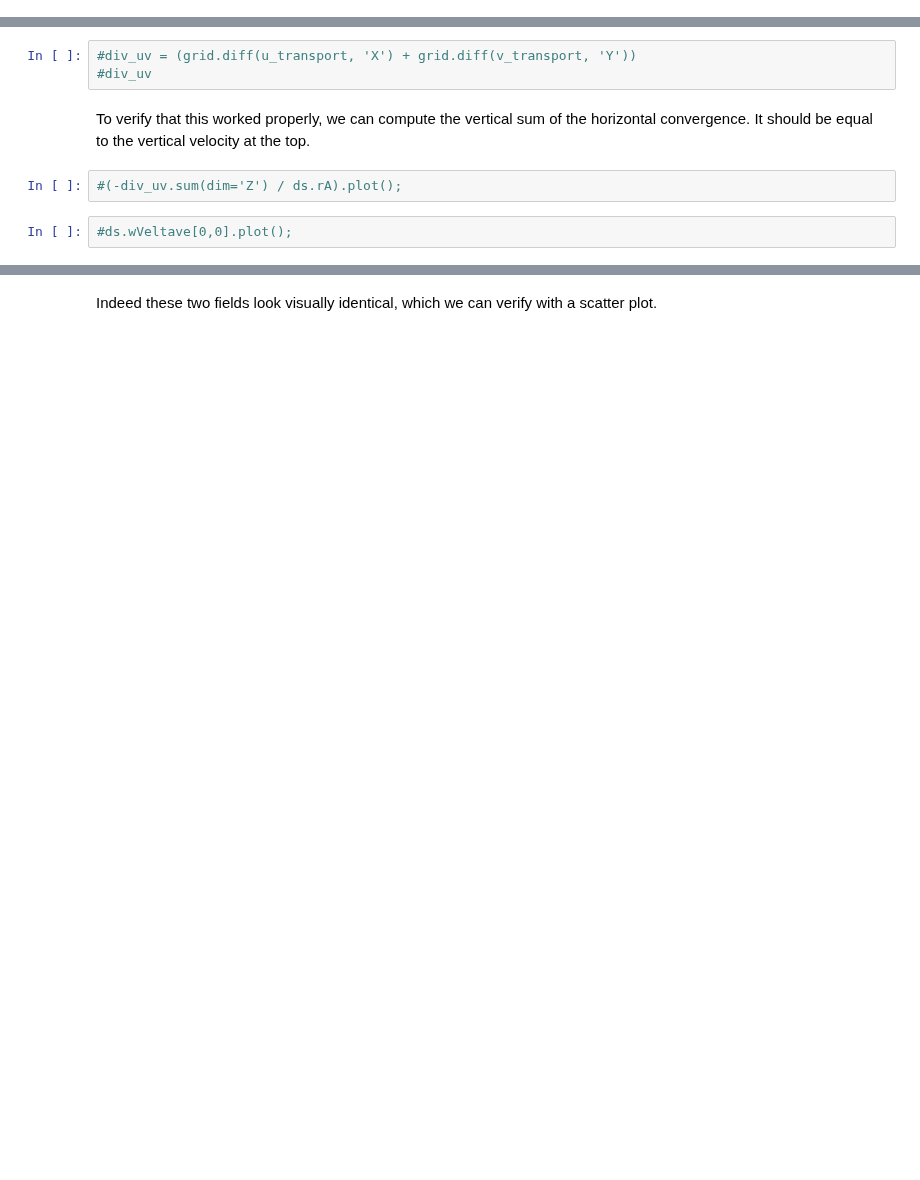
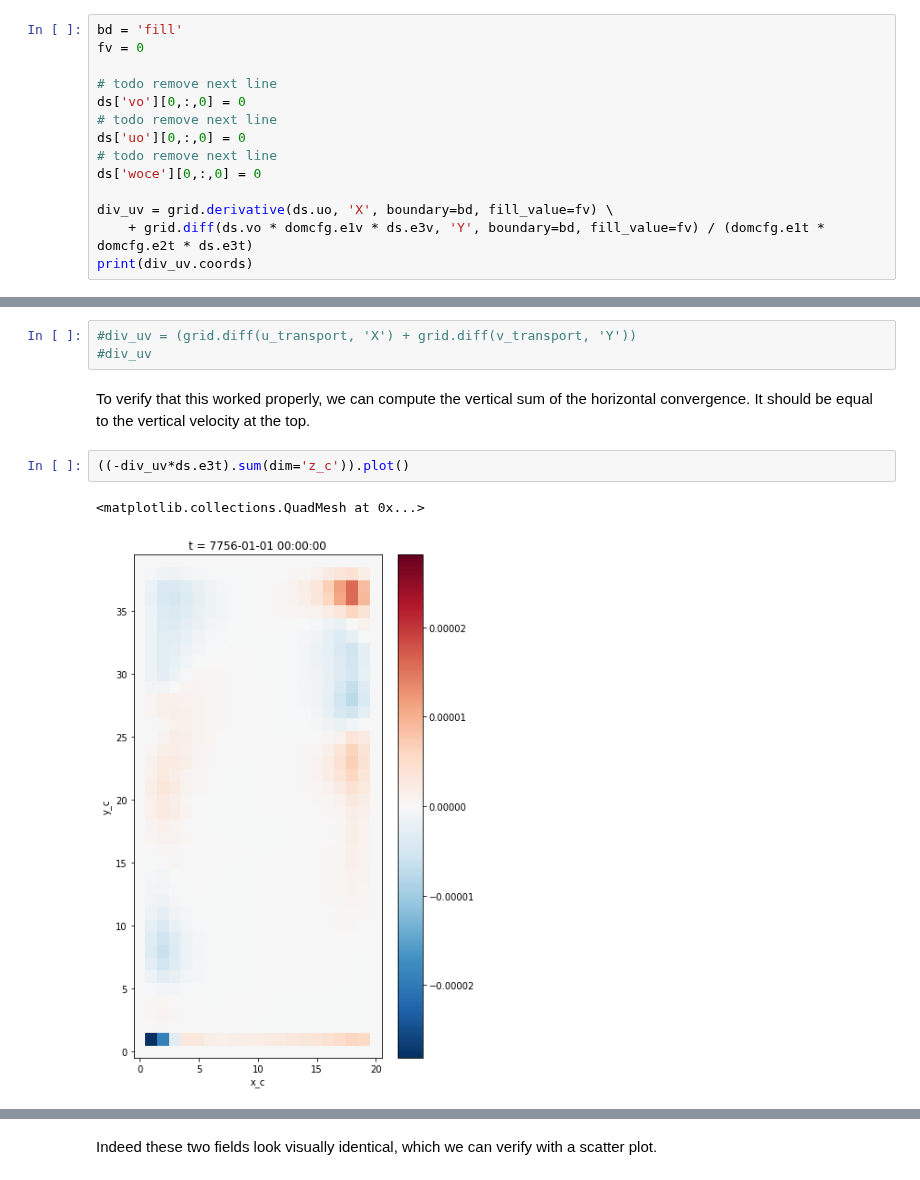
Before and after one commit to xgcm/xgcm, a Jupyter notebook: doc/example_nemo_idealized.ipynb, the cells around one changed output, grey strips where cells are left out. Cells and saved outputs as stored; diff of their text form; blank space fills up the shorter version.

```diff
--- a/doc/example_nemo_idealized.ipynb
+++ b/doc/example_nemo_idealized.ipynb
@@ -157,0 +167,14 @@ First we calculate the divergence of the horizontal flow only (u and v), i.e. th
+# %%
+bd = 'fill'
+fv = 0
+
+# todo remove next line
+ds['vo'][0,:,0] = 0
+# todo remove next line
+ds['uo'][0,:,0] = 0
+# todo remove next line
+ds['woce'][0,:,0] = 0
+
+div_uv = grid.derivative(ds.uo, 'X', boundary=bd, fill_value=fv) \
+    + grid.diff(ds.vo * domcfg.e1v * ds.e3v, 'Y', boundary=bd, fill_value=fv) / (domcfg.e1t * domcfg.e2t * ds.e3t)
+print(div_uv.coords)
@@ -166,6 +203,7 @@ Now comes the xgcm magic: we take the diff along both axes and divide by the cel
 To verify that this worked properly, we can compute the vertical sum of the horizontal convergence.
 It should be equal to the vertical velocity at the top.
 # %%
-#(-div_uv.sum(dim='Z') / ds.rA).plot();
+((-div_uv*ds.e3t).sum(dim='z_c')).plot()
+# %% [output]
+<matplotlib.collections.QuadMesh at 0x...>
+[figure, added]
-# %%
-#ds.wVeltave[0,0].plot();
```
Also changed, not shown: parts of 16 cells of this notebook.
